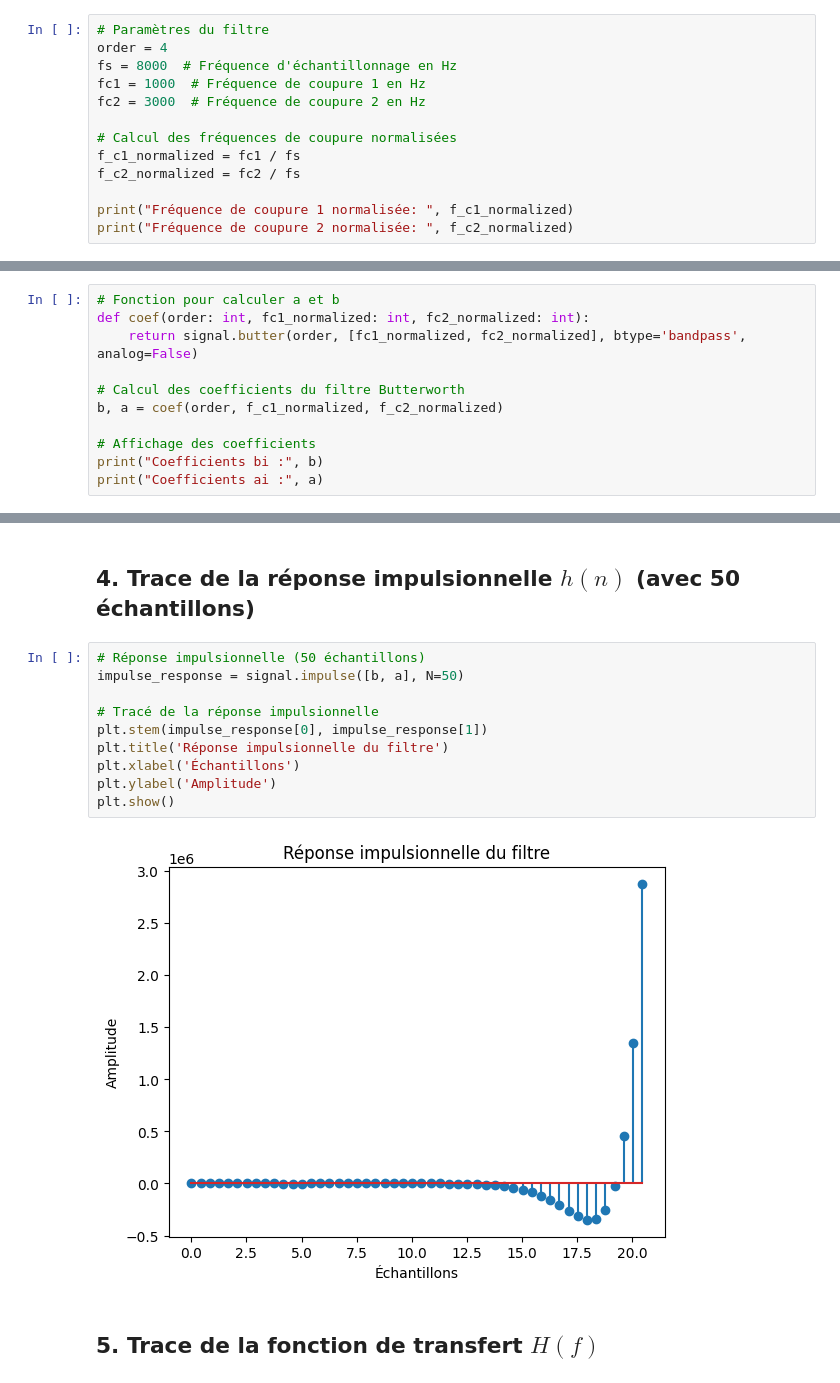
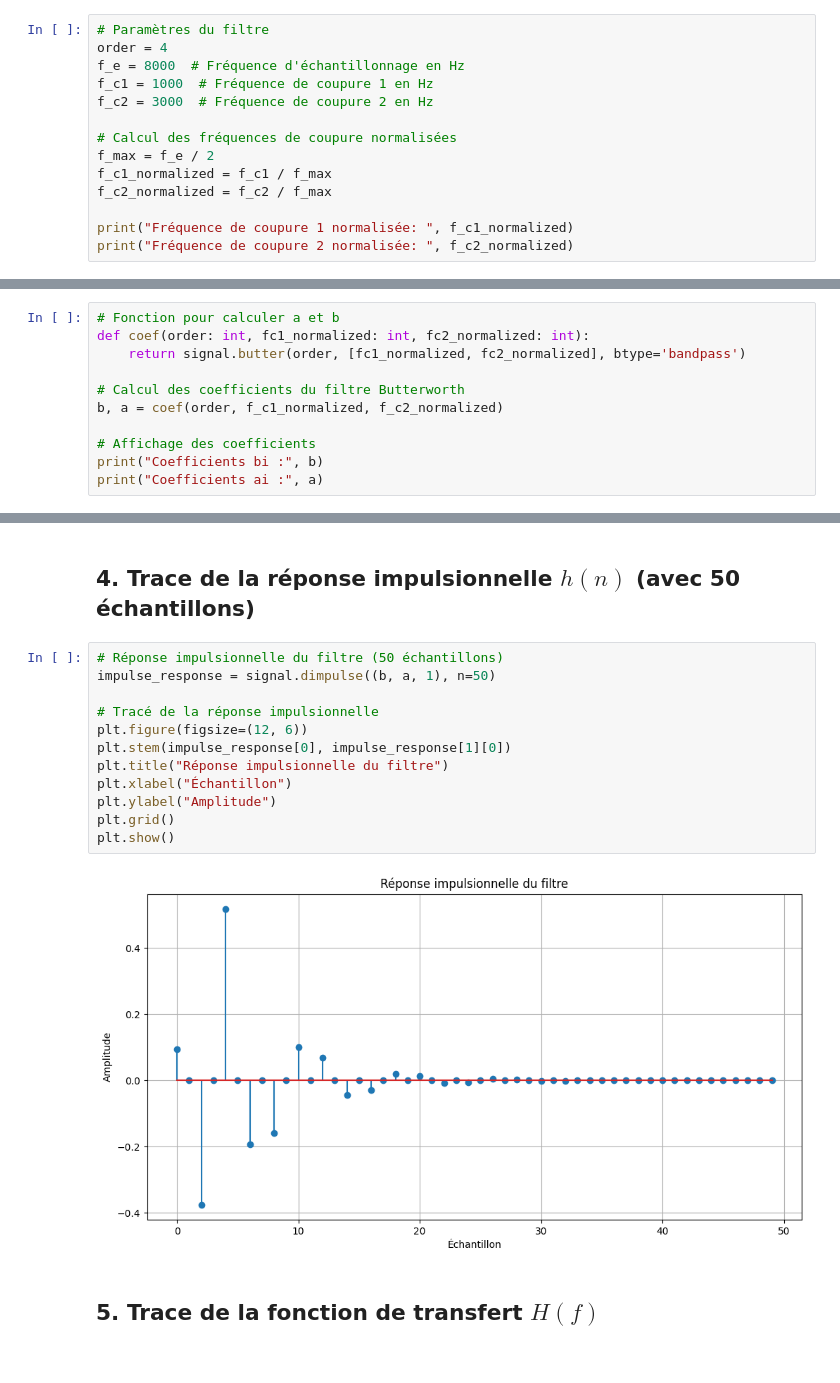
Before and after one commit to ChakibBrg/TP_TSG_FiltresNum-riques, a Jupyter notebook: TP2.ipynb, the cells around one changed output, grey strips where cells are left out. Saved outputs shown, nothing was run; the diff lists cells and outputs as text.

```diff
--- a/TP2.ipynb
+++ b/TP2.ipynb
@@ -15,13 +17,14 @@ $$_\text{Fréquence de coupure normalisée} = \frac{\text{Fréquence de coupure}
 # %%
 # Paramètres du filtre
 order = 4
-fs = 8000  # Fréquence d'échantillonnage en Hz
-fc1 = 1000  # Fréquence de coupure 1 en Hz
-fc2 = 3000  # Fréquence de coupure 2 en Hz
+f_e = 8000  # Fréquence d'échantillonnage en Hz
+f_c1 = 1000  # Fréquence de coupure 1 en Hz
+f_c2 = 3000  # Fréquence de coupure 2 en Hz
 
 # Calcul des fréquences de coupure normalisées
-f_c1_normalized = fc1 / fs
-f_c2_normalized = fc2 / fs
+f_max = f_e / 2
+f_c1_normalized = f_c1 / f_max
+f_c2_normalized = f_c2 / f_max
 
 print("Fréquence de coupure 1 normalisée: ", f_c1_normalized)
 print("Fréquence de coupure 2 normalisée: ", f_c2_normalized)
@@ -33,7 +36,7 @@ Fréquence de coupure 2 normalisée:  0.375
 # %%
 # Fonction pour calculer a et b
 def coef(order: int, fc1_normalized: int, fc2_normalized: int):
-    return signal.butter(order, [fc1_normalized, fc2_normalized], btype='bandpass', analog=False)
+    return signal.butter(order, [fc1_normalized, fc2_normalized], btype='bandpass')
 
 # Calcul des coefficients du filtre Butterworth
 b, a = coef(order, f_c1_normalized, f_c2_normalized)
@@ -49,17 +53,19 @@ Coefficients ai : [  1.          -4.56803686   9.95922498 -13.49912589  12.43979
 # %% [markdown]
 ## 4. Trace de la réponse impulsionnelle $h(n)$ (avec 50 échantillons)
 # %%
-# Réponse impulsionnelle (50 échantillons)
-impulse_response = signal.impulse([b, a], N=50)
+# Réponse impulsionnelle du filtre (50 échantillons)
+impulse_response = signal.dimpulse((b, a, 1), n=50)
 
 # Tracé de la réponse impulsionnelle
-plt.stem(impulse_response[0], impulse_response[1])
-plt.title('Réponse impulsionnelle du filtre')
-plt.xlabel('Échantillons')
-plt.ylabel('Amplitude')
+plt.figure(figsize=(12, 6))
+plt.stem(impulse_response[0], impulse_response[1][0])
+plt.title("Réponse impulsionnelle du filtre")
+plt.xlabel("Échantillon")
+plt.ylabel("Amplitude")
+plt.grid()
 plt.show()
 # %% [output]
-[figure, old version]
+[figure, new version]
 # %% [markdown]
 ## 5. Trace de la fonction de transfert $H(f)$
 # %%
```
Also changed, not shown: parts of 7 cells of this notebook.
